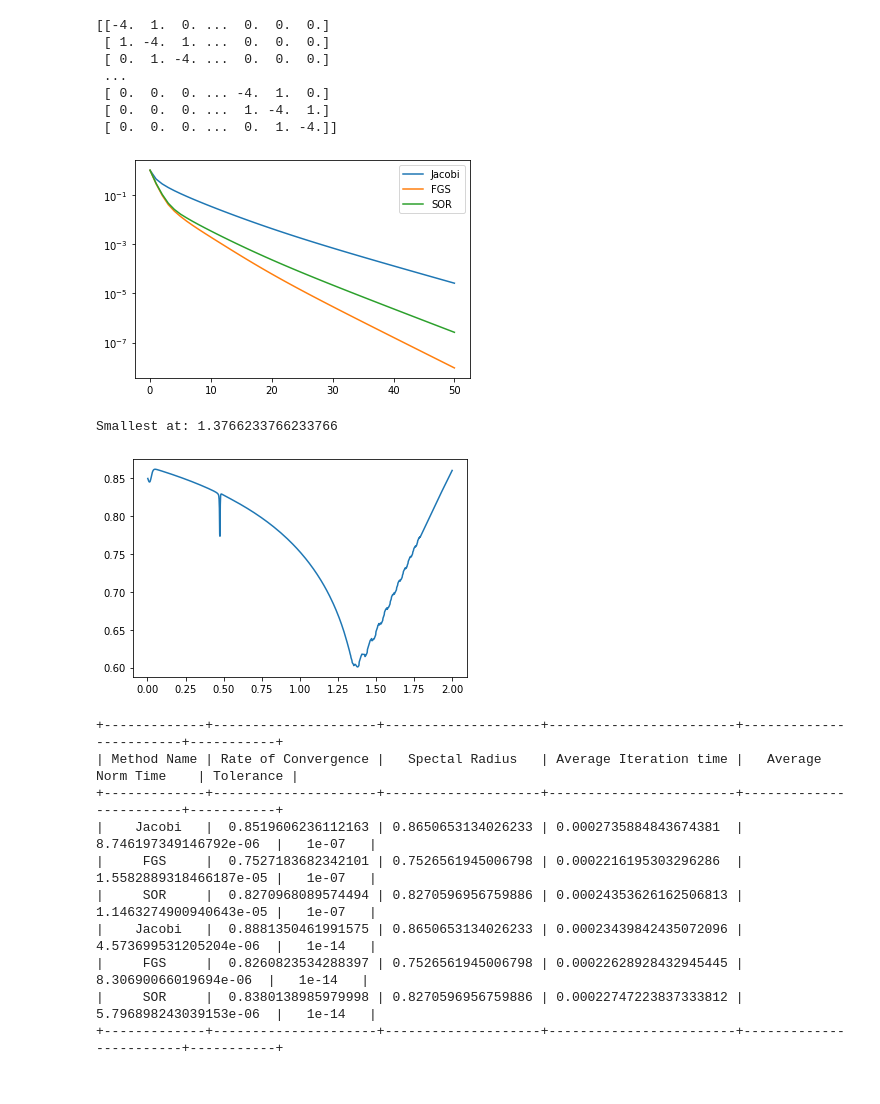
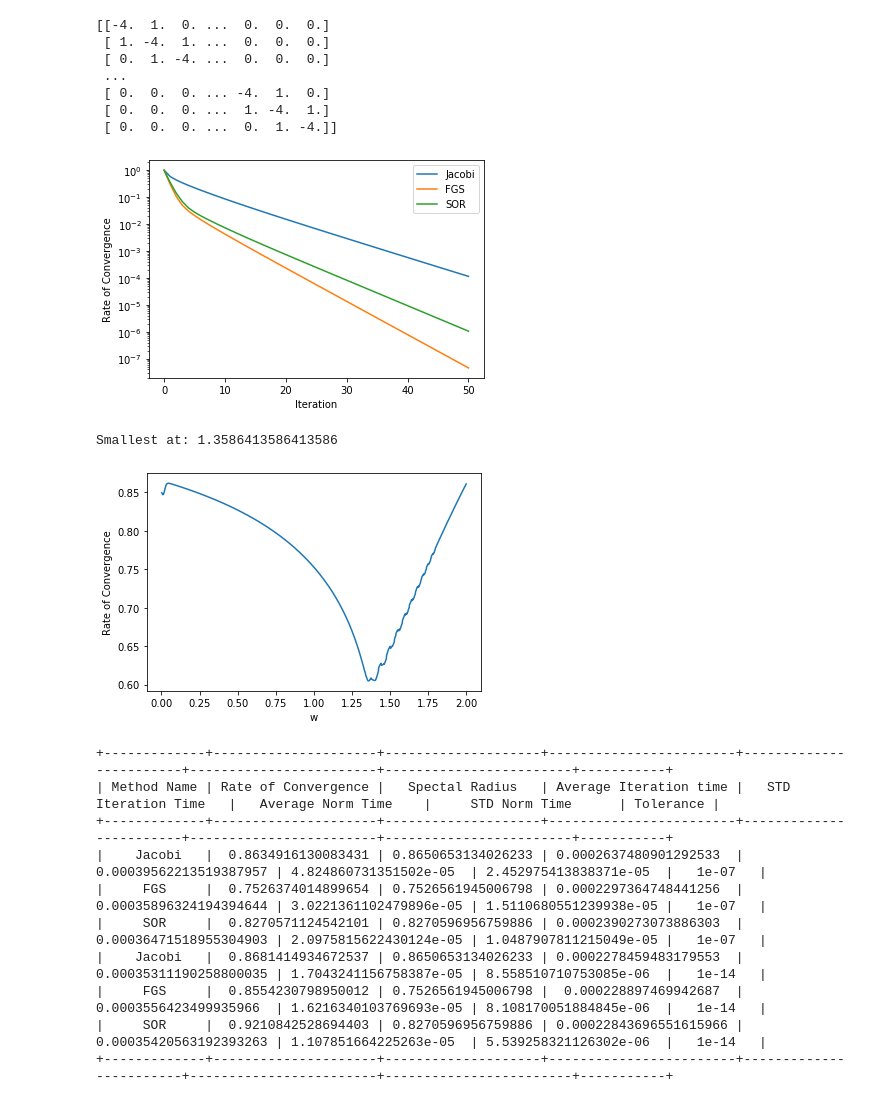
Before and after one commit to CelestialCry/Numerical-Methods, a Jupyter notebook: Øving/Assignment1.ipynb, the cells around one changed output. Drawn from its saved outputs; the diff is of its cells as text; code cells hidden in the pictures.

```diff
--- a/Øving/Assignment1.ipynb
+++ b/Øving/Assignment1.ipynb
@@ -495,7 +501,13 @@ def testIteration(Iterative, initVal = False, A = test, f = randomVec(9, 10), u0
     avgItTime = sum(relTimeIt)/len(relTimeIt)
     avgDiffTime = sum(diffTime)/len(diffTime)
 
-    return diffRes[-1], specRad, avgItTime, avgDiffTime, TOL, relRes
+    morphIt = lambda x: x - avgItTime
+    morphDiff = lambda x: x - avgDiffTime
+
+    devItTime = sum(map(lambda x: np.sqrt(x), map(lambda x: x**2, map(morphIt, relTimeIt))))/(len(relTimeIt)-1)
+    devDiffTime = sum(map(lambda x: np.sqrt(x), map(lambda x: x**2, map(morphDiff, diffTime))))/(len(diffTime)-1)
+
+    return diffRes[-1], specRad, avgItTime, devItTime, devDiffTime, avgDiffTime, TOL, relRes
 # %%
 # This is part one of the solution to taks i)
 def rankResidues(A, w=0.7, printable = False):
@@ -505,35 +517,39 @@ def rankResidues(A, w=0.7, printable = False):
 
     --Parameter--
     A - NumPy Matrix
         The matrix to use a base for the iteration problem
 
     --Side-effect--
     Prints a plot of the residues
 
     --Returns--
     A tuple of the residues
     """
 
     f, u = randomVec(100, 10), randomVec(100, 10)
     methods = [jacobiMeth, ForwardGSMeth, SuccessOverRelaxMeth]
     names = ["Jacobi", "FGS", "SOR"]
 
     pilates = [testIteration(meth, False, A, f, u, 50, 1e-10, w)[-1] for meth in methods]
 
     for i in range(len(names)):
         pilates[i] = (names[i], pilates[i])
 
     if printable:
         plt.figure()
+        plt.axes(xlabel = "Iteration", ylabel = "Rate of Convergence")
         for el in pilates:
             plt.semilogy(el[1], label = el[0])
         plt.legend()
 
+
     return pilates
 
-hack = rankResidues(toRun, True) # Need to bind the output, so that jupyter won't print it
+hack = rankResidues(toRun, printable = True) # Need to bind the output, so that jupyter won't print it
+
+# Here we can see that Forward Gauss-Seidel is the best, but as we will see, that is only when w < 1.
 # %% [output]
-[figure, old version]
+[figure, new version]
 # %%
 # This is part two of the solution of i)
 def optimalSOR(fineness, A, f, u, printable = False):
@@ -562,6 +578,7 @@ def optimalSOR(fineness, A, f, u, printable = False):
     tests = [testIteration(SuccessOverRelaxMeth, False, A, f, u, 100, 1e-10, 2*i/(fineness+1)) for i in range(1,(fineness+1))]
     if printable:
         plt.figure()
+        plt.axes(xlabel = "w", ylabel = "Rate of Convergence")
         plt.plot(somethingsomething, [el[0] for el in tests])
 
     return somethingsomething, tests
@@ -577,9 +594,12 @@ for tup in pairing:
     if tup[1] < smol[1]: smol = tup
 
 print(f"Smallest at: {smol[0]}")
+
+# Be looking further than the scope of (0,1) we observe that the lowest point is at...
+# NB: this number fluctuates a bit, and may give answers from 1.33 to 1.38
 # %% [output]
-Smallest at: 1.3766233766233766
+Smallest at: 1.3586413586413586
-[figure, old version]
+[figure, new version]
 # %%
 # Solution of ii)
 def rankMethods(A, w=0.5, printable = False):
@@ -602,7 +622,7 @@ def rankMethods(A, w=0.5, printable = False):
     methods = [jacobiMeth, ForwardGSMeth, SuccessOverRelaxMeth]
     names = ["Jacobi", "FGS", "SOR"]
     tolerances = [1e-7, 1e-14]
-    others = [list(testIteration(meth, False, A, f, u, 1000, tol, w)[:-1] for tol in tolerances for meth in methods]
+    others = [list(testIteration(meth, False, A, f, u, 1000, tol, w)[:-1]) for tol in tolerances for meth in methods]
 
     for i in range(len(others)):
         others[i].insert(0, names[i%3])
@@ -610,7 +630,7 @@ def rankMethods(A, w=0.5, printable = False):
     if printable:
         x = PrettyTable()
 
-        x.field_names = ["Method Name", "Rate of Convergence", "Spectal Radius", "Average Iteration time", "Average Norm Time", "Tolerance"]
+        x.field_names = ["Method Name", "Rate of Convergence", "Spectal Radius", "Average Iteration time", "STD Iteration Time", "Average Norm Time", "STD Norm Time", "Tolerance"]
 
         for el in others:
             x.add_row(el)
@@ -619,18 +639,20 @@ def rankMethods(A, w=0.5, printable = False):
 
     return others
 
-hack = rankMethods(toRun, True) # Need to bind the output, so that jupyter won't print it
+hack = rankMethods(toRun, printable = True) # Need to bind the output, so that jupyter won't print it
+
+# I was unsure how to represent the time per iteration. Due to computer running subrutines all the time, the best answer would be to calculate the expected average and the expected standard deviation. STD is short for standard deviation.
 # %% [output]
-+-------------+---------------------+--------------------+------------------------+------------------------+-----------+
-| Method Name | Rate of Convergence |   Spectal Radius   | Average Iteration time |   Average Norm Time    | Tolerance |
-+-------------+---------------------+--------------------+------------------------+------------------------+-----------+
-|    Jacobi   |  0.8519606236112163 | 0.8650653134026233 | 0.0002735884843674381  | 8.746197349146792e-06  |   1e-07   |
-|     FGS     |  0.7527183682342101 | 0.7526561945006798 | 0.0002216195303296286  | 1.5582889318466187e-05 |   1e-07   |
-|     SOR     |  0.8270968089574494 | 0.8270596956759886 | 0.00024353626162506813 | 1.1463274900940643e-05 |   1e-07   |
-|    Jacobi   |  0.8881350461991575 | 0.8650653134026233 | 0.00023439842435072096 | 4.573699531205204e-06  |   1e-14   |
-|     FGS     |  0.8260823534288397 | 0.7526561945006798 | 0.00022628928432945445 |  8.30690066019694e-06  |   1e-14   |
-|     SOR     |  0.8380138985979998 | 0.8270596956759886 | 0.00022747223837333812 | 5.796898243039153e-06  |   1e-14   |
-+-------------+---------------------+--------------------+------------------------+------------------------+-----------+
++-------------+---------------------+--------------------+------------------------+------------------------+------------------------+------------------------+-----------+
+| Method Name | Rate of Convergence |   Spectal Radius   | Average Iteration time |   STD Iteration Time   |   Average Norm Time    |     STD Norm Time      | Tolerance |
++-------------+---------------------+--------------------+------------------------+------------------------+------------------------+------------------------+-----------+
+|    Jacobi   |  0.8634916130083431 | 0.8650653134026233 | 0.0002637480901292533  | 0.00039562213519387957 | 4.824860731351502e-05  | 2.452975413838371e-05  |   1e-07   |
+|     FGS     |  0.7526374014899654 | 0.7526561945006798 | 0.0002297364748441256  | 0.00035896324194394644 | 3.0221361102479896e-05 | 1.5110680551239938e-05 |   1e-07   |
+|     SOR     |  0.8270571124542101 | 0.8270596956759886 | 0.0002390273073886303  | 0.00036471518955304903 | 2.0975815622430124e-05 | 1.0487907811215049e-05 |   1e-07   |
+|    Jacobi   |  0.8681414934672537 | 0.8650653134026233 | 0.0002278459483179553  | 0.00035311190258800035 | 1.7043241156758387e-05 | 8.558510710753085e-06  |   1e-14   |
+|     FGS     |  0.8554230798950012 | 0.7526561945006798 |  0.000228897469942687  | 0.0003556423499935966  | 1.6216340103769693e-05 | 8.108170051884845e-06  |   1e-14   |
+|     SOR     |  0.9210842528694403 | 0.8270596956759886 | 0.00022843696551615966 | 0.00035420563192393263 | 1.107851664225263e-05  | 5.539258321126302e-06  |   1e-14   |
++-------------+---------------------+--------------------+------------------------+------------------------+------------------------+------------------------+-----------+
 # %%
 def compareConvSpec(A, method, f = randomVec(100, 10), u = randomVec(100, 10), w=0.5, printable = False):
     """
```
Also changed, not shown: parts of 5 cells of this notebook.
